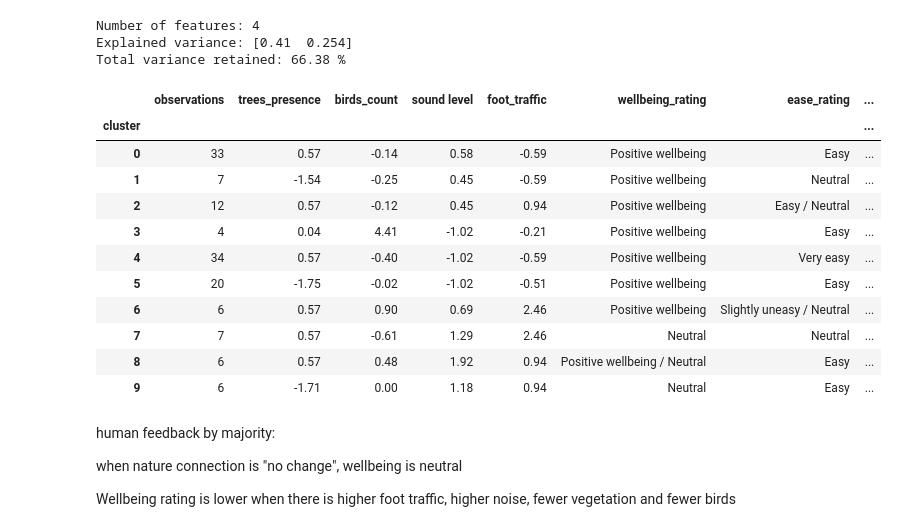
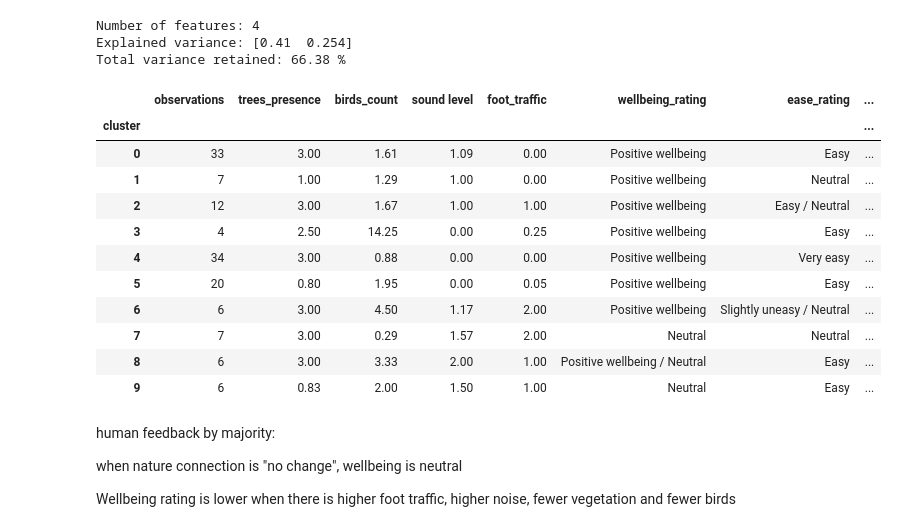
Before and after one commit to limzhilit/ml-campus_data_project-colab, a Jupyter notebook: ML_Project.ipynb, the cells around one changed output. Saved outputs shown, nothing was run; the diff lists cells and outputs as text; code cells hidden in the pictures.

```diff
--- a/ML_Project.ipynb
+++ b/ML_Project.ipynb
@@ -798,12 +805,12 @@ Total variance retained: 66.38 %
 
 # 1. Create dataset with cluster assignments
 df_focus = df.copy()
-df_focus["cluster"] = plant_cluster_labels
+df_focus["cluster"] = focus_cluster_labels
 
 # 2. Calculate environmental averages
 cluster_means = (
     X[focus_features]
-    .assign(cluster=plant_cluster_labels)
+    .assign(cluster=focus_cluster_labels)
     .groupby("cluster")
     .mean()
     .round(2)
@@ -827,43 +834,43 @@ cluster_summary = cluster_means.join(cluster_feedback)
 # Add observation counts
 cluster_summary.insert(
     0,
     "observations",
     df_focus.groupby("cluster").size()
 )
 
 # Add environmental interpretations
 environment_interpretations = {
     0: "Green environment with relatively low activity",
     1: "Less vegetation, relatively quiet activity",
     2: "Green environment with moderate human activity",
     3: "Particularly high bird activity",
     4: "Green and quiet, but relatively few birds",
     5: "Sparse vegetation with low disturbance",
     6: "Green environment with substantial human activity",
     7: "High human activity and low bird presence",
     8: "Green environment with noticeable noise and bird activity",
     9: "Sparse vegetation with moderate-to-high disturbance"
 }
 
 cluster_summary["possible_interpretation"] = (
     cluster_summary.index.map(environment_interpretations)
 )
 
 # 5. Display final table
 display(cluster_summary)
 # %% [output]
 |  | observations | trees_presence | birds_count | sound level | foot_traffic | wellbeing_rating | ease_rating | ... |
 | cluster |  |  |  |  |  |  |  | ... |
-| 0 | 33 | 0.57 | -0.14 | 0.58 | -0.59 | Positive wellbeing | Easy | ... |
-| 1 | 7 | -1.54 | -0.25 | 0.45 | -0.59 | Positive wellbeing | Neutral | ... |
-| 2 | 12 | 0.57 | -0.12 | 0.45 | 0.94 | Positive wellbeing | Easy / Neutral | ... |
-| 3 | 4 | 0.04 | 4.41 | -1.02 | -0.21 | Positive wellbeing | Easy | ... |
-| 4 | 34 | 0.57 | -0.40 | -1.02 | -0.59 | Positive wellbeing | Very easy | ... |
-| 5 | 20 | -1.75 | -0.02 | -1.02 | -0.51 | Positive wellbeing | Easy | ... |
-| 6 | 6 | 0.57 | 0.90 | 0.69 | 2.46 | Positive wellbeing | Slightly uneasy / Neutral | ... |
-| 7 | 7 | 0.57 | -0.61 | 1.29 | 2.46 | Neutral | Neutral | ... |
-| 8 | 6 | 0.57 | 0.48 | 1.92 | 0.94 | Positive wellbeing / Neutral | Easy | ... |
-| 9 | 6 | -1.71 | 0.00 | 1.18 | 0.94 | Neutral | Easy | ... |
+| 0 | 33 | 3.00 | 1.61 | 1.09 | 0.00 | Positive wellbeing | Easy | ... |
+| 1 | 7 | 1.00 | 1.29 | 1.00 | 0.00 | Positive wellbeing | Neutral | ... |
+| 2 | 12 | 3.00 | 1.67 | 1.00 | 1.00 | Positive wellbeing | Easy / Neutral | ... |
+| 3 | 4 | 2.50 | 14.25 | 0.00 | 0.25 | Positive wellbeing | Easy | ... |
+| 4 | 34 | 3.00 | 0.88 | 0.00 | 0.00 | Positive wellbeing | Very easy | ... |
+| 5 | 20 | 0.80 | 1.95 | 0.00 | 0.05 | Positive wellbeing | Easy | ... |
+| 6 | 6 | 3.00 | 4.50 | 1.17 | 2.00 | Positive wellbeing | Slightly uneasy / Neutral | ... |
+| 7 | 7 | 3.00 | 0.29 | 1.57 | 2.00 | Neutral | Neutral | ... |
+| 8 | 6 | 3.00 | 3.33 | 2.00 | 1.00 | Positive wellbeing / Neutral | Easy | ... |
+| 9 | 6 | 0.83 | 2.00 | 1.50 | 1.00 | Neutral | Easy | ... |
 # %% [markdown]
 human feedback by majority:
 
```
Also changed, not shown: parts of 12 cells of this notebook.
